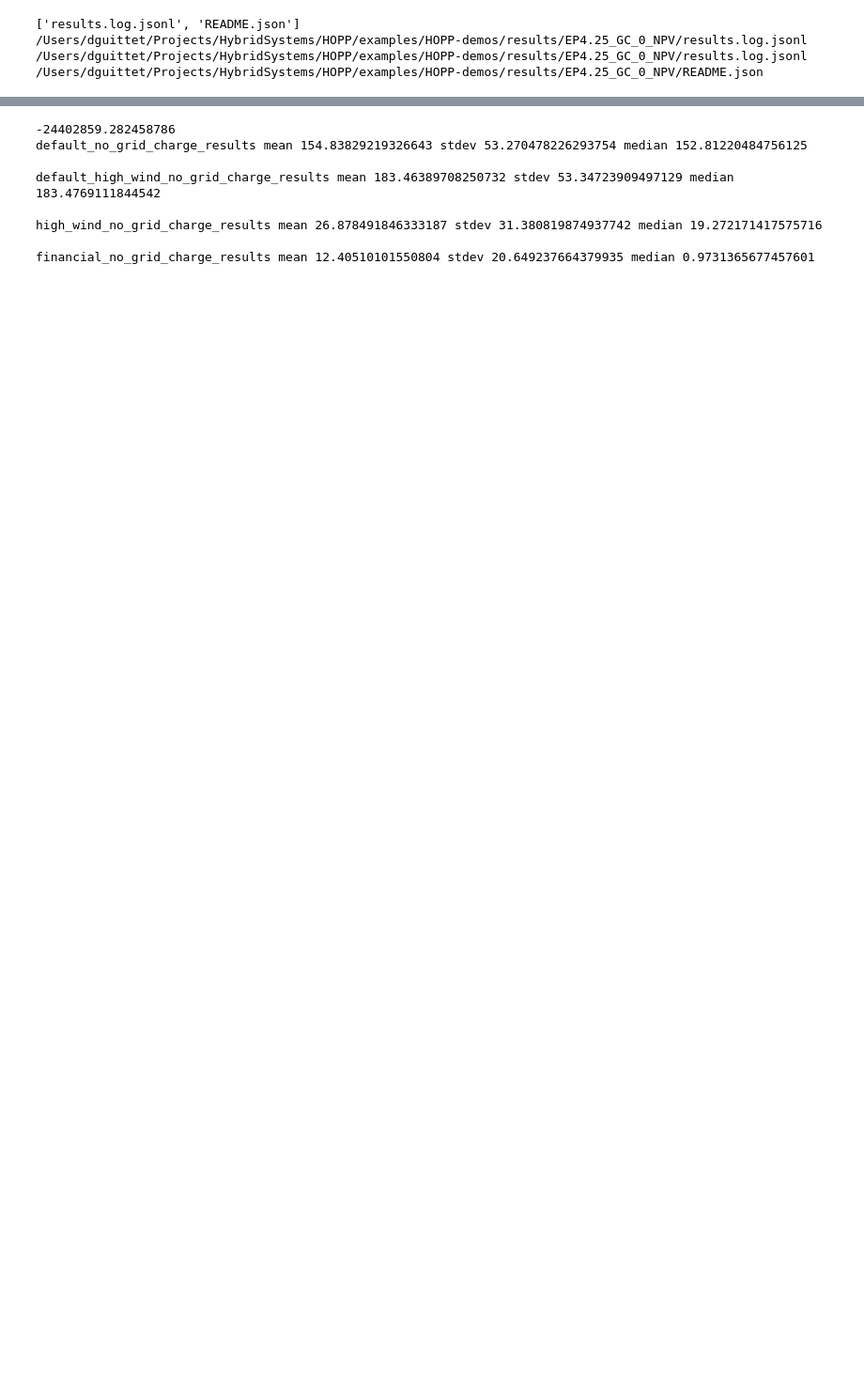
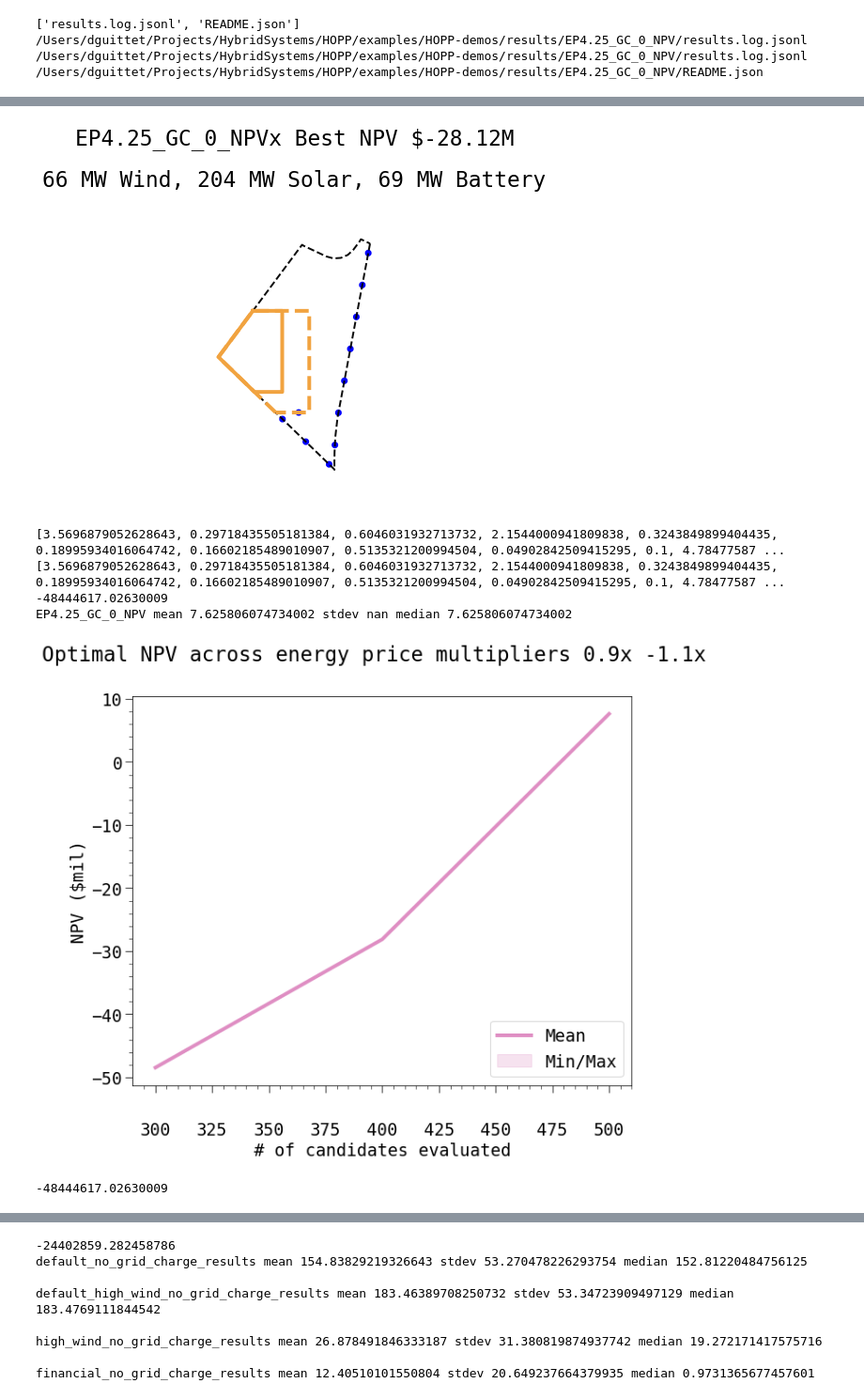
Before and after one commit to dguittet/HOPP-demos, a Jupyter notebook: results/Plot_Outputs.ipynb, the cells around one changed output, grey strips where cells are left out. Shown at 94% size. Cells and saved outputs as stored; diff of their text form; code cells hidden in the pictures; blank space fills up the shorter version.

```diff
--- a/results/Plot_Outputs.ipynb
+++ b/results/Plot_Outputs.ipynb
@@ -72,16 +270,16 @@ plt.rc('font', **font)
 # %%
 from pathlib import Path
-from optimize_npv import HybridLayoutProblem, WindBoundaryGridParameters, PVGridParameters, module_power, simulation_options, dispatch_options
-from hybrid.sites import flatirons_site
+from optimize_npv import HybridLayoutProblem, WindBoundaryGridParameters, PVGridParameters, module_power, simulation_options
+from hybrid.sites import make_irregular_site
 
 solution_vars = ["border_spacing", "border_offset", "grid_angle", "grid_aspect_power", "row_phase_offset", "num_turbines_ratio_max", "solar_x_position", "solar_y_position", "solar_aspect_power", "solar_gcr", "solar_s_buffer", "solar_x_buffer", "solar_ratio_of_max_mw", "battery_ratio_of_max_mw"]
-
+location = (32.4386, -99.7336, 0)
 
 def create_hybrid_plant():
     solar_file = resource_dir / "32.43861838431444__-99.73363995829895_32.438818_-99.734703_psm3_60_2013.csv"
     wind_file = resource_dir / "lat32.43_lon-99.73__2013_120m.srw"
     prices_file = resource_dir / "pricing-data-2015-IronMtn-002_factors.csv"
-    site = SiteInfo(flatirons_site,
+    site = SiteInfo(make_irregular_site(lat=location[0], lon=location[1], elev=location[2]),
                     solar_resource_file=solar_file,
                     wind_resource_file=wind_file,
                     grid_resource_file=prices_file)
@@ -95,7 +293,7 @@ def create_hybrid_plant():
         fin_info = json.load(f)
     cost_info = fin_info['capex']
 
-    problem = HybridLayoutProblem(site_info=site, cost_config=dict(), sim_config=simulation_options, dispatch_config=dispatch_options,
+    problem = HybridLayoutProblem(site_info=site, cost_config=dict(), sim_config=simulation_options, dispatch_config=dict(),
                                   turb_size_kw=6000, pv_config=pv_info, wind_config=wind_info,
                                   fin_config=fin_info)
     return problem
@@ -142,6 +319,13 @@ def fill_incomplete(ordering):
 #     (0.5,0.5,0.5),
 # ]
 
+pd.set_option('display.max_columns', None)
+pd.set_option('display.max_rows', None)
+
+# plt.style.use('seaborn-whitegrid')
+plt.ion()
+
+rcParams['lines.linewidth'] = 4
 
 wind_color = (153 / 255, 142 / 255, 195 / 255)
 solar_color = (241 / 255, 163 / 255, 64 / 255)
@@ -191,7 +375,7 @@ def plot_site(candidate, min_plot_bound, max_plot_bound, site_fig_size, title):
 
     return fig
 
-def plot_sites(site_data, runs, group_name, site_fig_size):
+def plot_sites(runs, group_name, site_fig_size):
     ds = None
     for j, (run_name, data_set) in enumerate(runs.items()):
     #     print(run_name)
@@ -406,5 +491,5 @@ data_sets['EP4.25_GC_0_NPV']['EP4.25_GC_0_NPV']
 # %%
-runs = ("EP4.25_GC_0_NPV", "EP4.25_GC_1_NPV", "EP4.5_GC_0_NPV", "EP4.5_GC_1_NPV", "EP4.75_GC_0_NPV", "EP4.75_GC_1_NPV")
+runs = ("EP3.75_GC_0_NPV", "EP3.75_GC_1_NPV", "EP4_GC_0_NPV", "EP4_GC_1_NPV", "EP4.25_GC_0_NPV", "EP4.25_GC_1_NPV")
 # runs = ["25_GC_0_NPV"]
 aggregated_data_sets = dict()
 data_sets = dict()
@@ -434,0 +520,23 @@ dict_keys(['EP4.25_GC_0_NPV', 'EP4.25_GC_1_NPV', 'EP4.5_GC_0_NPV', 'EP4.5_GC_1_N
+# %%
+current_run = run_group = 'EP4.25_GC_0_NPV'
+runs = data_sets[run_group]
+site_fig_size = (5,7)
+best_solution, evaluation, score, baseline_value = plot_sites(runs, run_group, site_fig_size)
+print(best_solution, evaluation, score, baseline_value)
+
+ordering = [current_run]
+print(baseline_value)
+fig, ax, ax2 = plot_perf(aggregated_data_sets, 0.1, ordering)
+plt.legend(["Mean", "Min/Max"], loc='lower right')
+
+plt.suptitle("Optimal NPV across energy price multipliers 0.9x -1.1x")
+plt.show()
+print(baseline_value)
+# %% [output]
+[figure, added]
+[3.5696879052628643, 0.29718435505181384, 0.6046031932713732, 2.1544000941809838, 0.3243849899404435, 0.18995934016064742, 0.16602185489010907, 0.5135321200994504, 0.04902842509415295, 0.1, 4.78477587 ...
+[3.5696879052628643, 0.29718435505181384, 0.6046031932713732, 2.1544000941809838, 0.3243849899404435, 0.18995934016064742, 0.16602185489010907, 0.5135321200994504, 0.04902842509415295, 0.1, 4.78477587 ...
+-48444617.02630009
+EP4.25_GC_0_NPV mean 7.625806074734002 stdev nan median 7.625806074734002
+[figure, added]
+-48444617.02630009
```
Also changed, not shown: parts of 18 cells of this notebook, 17 other files.
